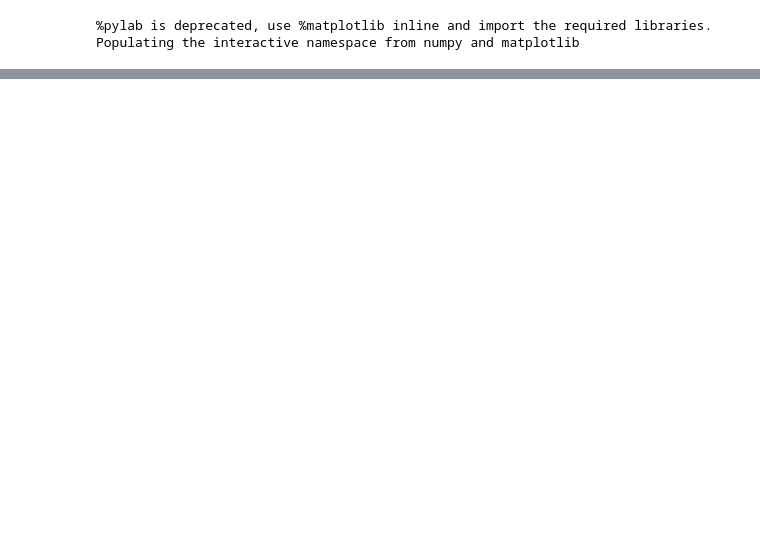
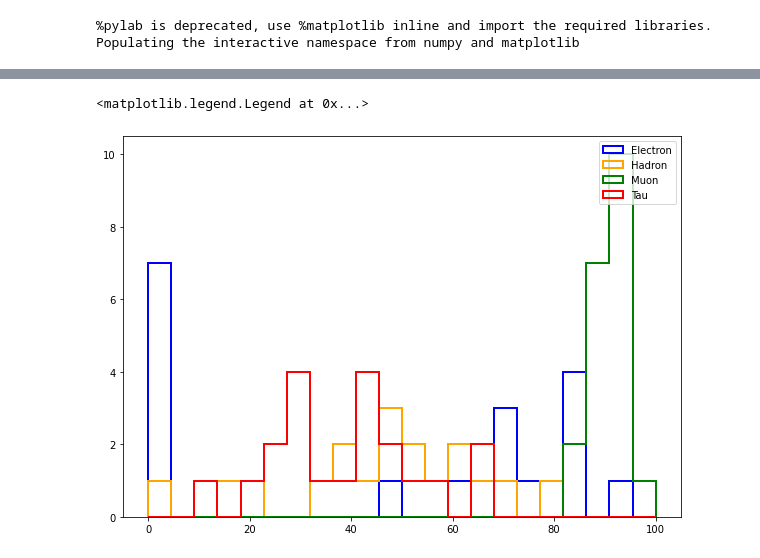
Before and after one commit to leon-goepfert/FP2, a Jupyter notebook: Data_Grope_Myon_Tau.ipynb, the cells around one changed output, grey strips where cells are left out. Cells and saved outputs as stored; diff of their text form; code cells hidden in the pictures; blank space fills up the shorter version.

```diff
--- a/Data_Grope_Myon_Tau.ipynb
+++ b/Data_Grope_Myon_Tau.ipynb
@@ -23,0 +45,11 @@ print(len(Ecal))
+# %%
+plt.figure(figsize=(10,7))
+bins2 = np.linspace(0,100, 23)
+plt.hist(e_Sump,bins = bins2 ,histtype='step',  linewidth=2, edgecolor='b',label="Electron")
+plt.hist(h_Sump,bins = bins2 ,histtype='step',  linewidth=2, edgecolor='orange',label="Hadron")
+plt.hist(m_Sump,bins = bins2 ,histtype='step',  linewidth=2, edgecolor='g',label="Muon")
+plt.hist(t_Sump,bins = bins2 ,histtype='step',  linewidth=2, edgecolor='red',label="Tau")
+plt.legend()
+# %% [output]
+<matplotlib.legend.Legend at 0x...>
+[figure, added]
```
Also changed, not shown: parts of 7 cells of this notebook.
